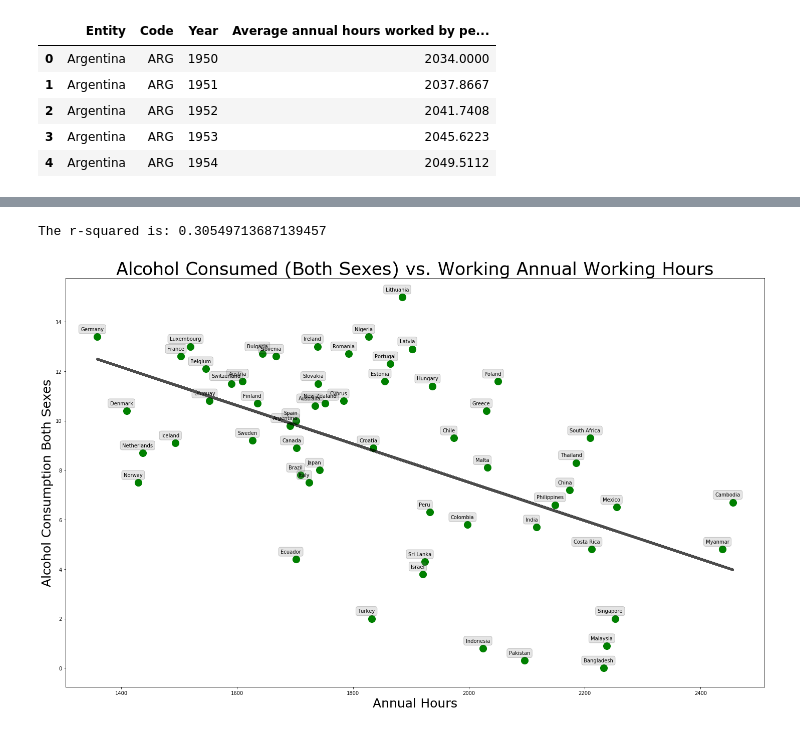
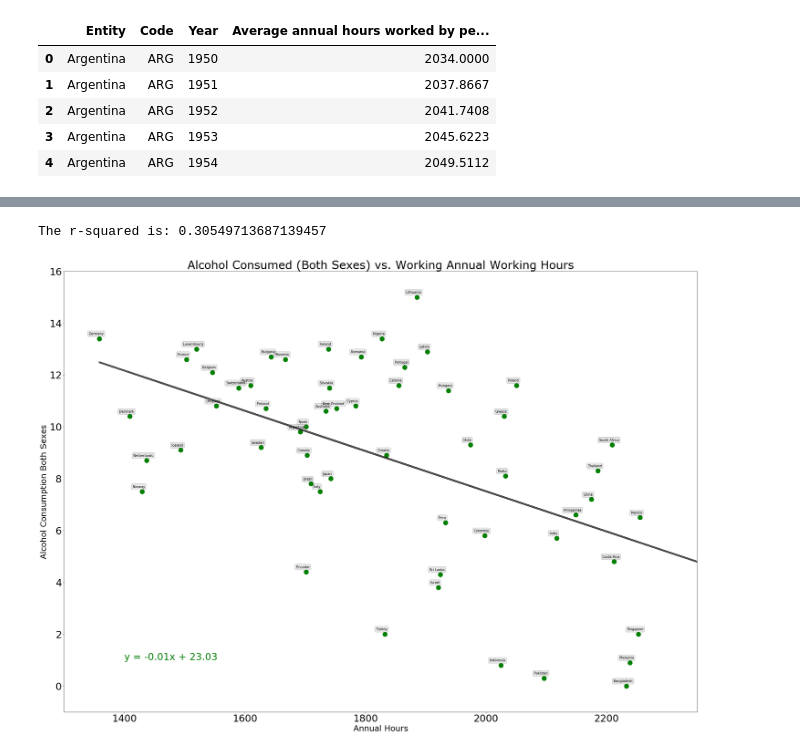
Before and after one commit to JeremyBrent/RUDS_project_1, a Jupyter notebook: Kasias_notebook/kasia-alcohol-all.ipynb, the cells around one changed output, grey strips where cells are left out. Cells and saved outputs as stored; diff of their text form; code cells hidden in the pictures.

Commit message:
kasia added final images and commented her notebooks

```diff
--- a/Kasias_notebook/kasia-alcohol-all.ipynb
+++ b/Kasias_notebook/kasia-alcohol-all.ipynb
@@ -7,7 +10,8 @@ from scipy.stats import sem
 import scipy.stats as sts
 from scipy.stats import linregress
 # %%
-csvpath = os.path.join("Data/Alcohol_consumption/Alcohol_consumption.csv")
+#read file from raw data folder
+csvpath = os.path.join("../Data/Alcohol_consumption/Alcohol_consumption.csv")
 drink_df = pd.read_csv(csvpath)
 drink_df.head()
 # %% [output]
@@ -72,7 +79,8 @@ drink_2016
 | 387 | Zimbabwe | 2016 | 4.8 | 8.5 | 1.3 |
 194 rows × 5 columns
 # %%
-csvpath = os.path.join("Data/Working_hours/annual_working_hours.csv")
+#read the annual working hours file
+csvpath = os.path.join("../Data/Working_hours/annual_working_hours.csv")
 annual_hours_df = pd.read_csv(csvpath)
 annual_hours_df.head()
 # %% [output]
@@ -109,33 +120,39 @@ all_drink_hours_df.head(100)
 | 56 | Turkey | 2016 | 2 | 3.7 | 0.4 | TUR | ... |
 | 57 | Uruguay | 2016 | 10.8 | 17.8 | 4.5 | URY | ... |
 # %%
+#construct a scatter plot for the relationship between the two factors
 labels = all_drink_hours_df["Country"]
 x_values = all_drink_hours_df['Annual hours worked per person'].astype(float)
 y_values = all_drink_hours_df[ 'Alcohol consumption both sexes'].astype(float)
-plt.figure(figsize=(25,15))
+plt.figure(figsize=(35,25))
+plt.xticks(fontsize=30)
+plt.yticks(fontsize=30)
+plt.xlim(1300, 2350)
+plt.ylim(-1, 16)
 
 (slope, intercept, rvalue, pvalue, stderr) = linregress(x_values, y_values)
 regress_values = x_values * slope + intercept
 line_eq = "y = " + str(round(slope,2)) + "x + " + str(round(intercept,2))
 
 plt.title("Alcohol Consumed (Both Sexes) vs. Working Annual Working Hours",fontsize=35,fontname ="Verdana")
 plt.xlabel("Annual Hours",fontsize=25,fontname ="Verdana")
 plt.ylabel("Alcohol Consumption Both Sexes",fontsize=25,fontname ="Verdana")
 
 plt.scatter(x_values,y_values,color='green',marker="o",s=200)
 plt.plot(x_values,regress_values,"r-",color="black",linewidth=5,alpha =.7)
-# plt.annotate(line_eq,(6,10),fontsize=15,color="red")
+plt.annotate(line_eq,(1400,1),fontsize=30,color="green")
 
 for label, x, y in zip(labels, x_values, y_values):
     plt.annotate(
         label,
         xy=(x, y), xytext=(-10, 20),
         textcoords='offset points', ha='center',va='top',
         bbox=dict(boxstyle='round,pad=0.4', fc='gray', alpha=0.2),
         )
 
 print(f"The r-squared is: {rvalue**2}")
+plt.savefig("alcohol_all_both.png")
 # %% [output]
 The r-squared is: 0.30549713687139457
-[figure, old version]
+[figure, new version]
 # %%
```
Also changed, not shown: parts of 10 cells of this notebook, 15 other files.
